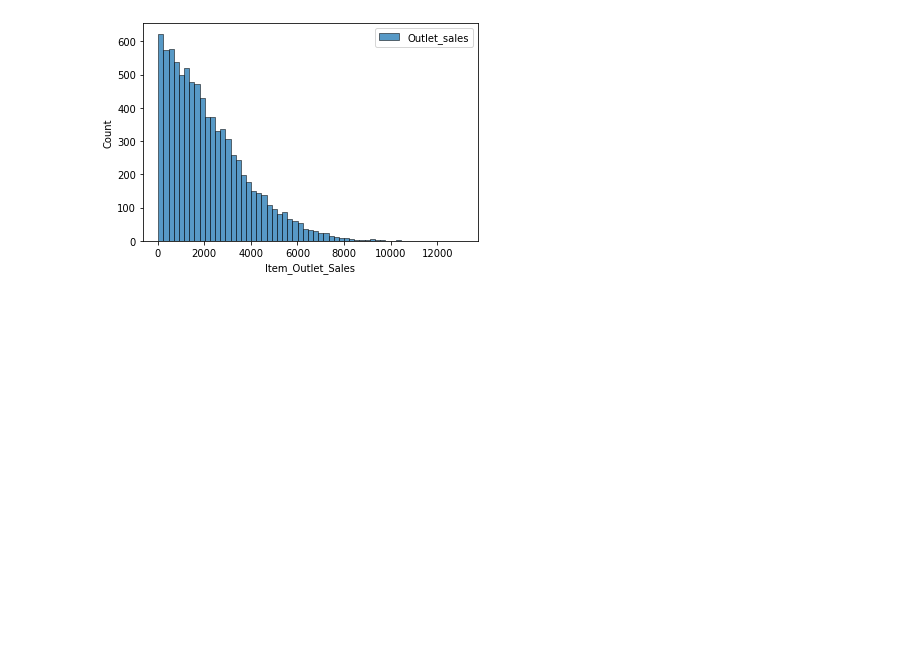
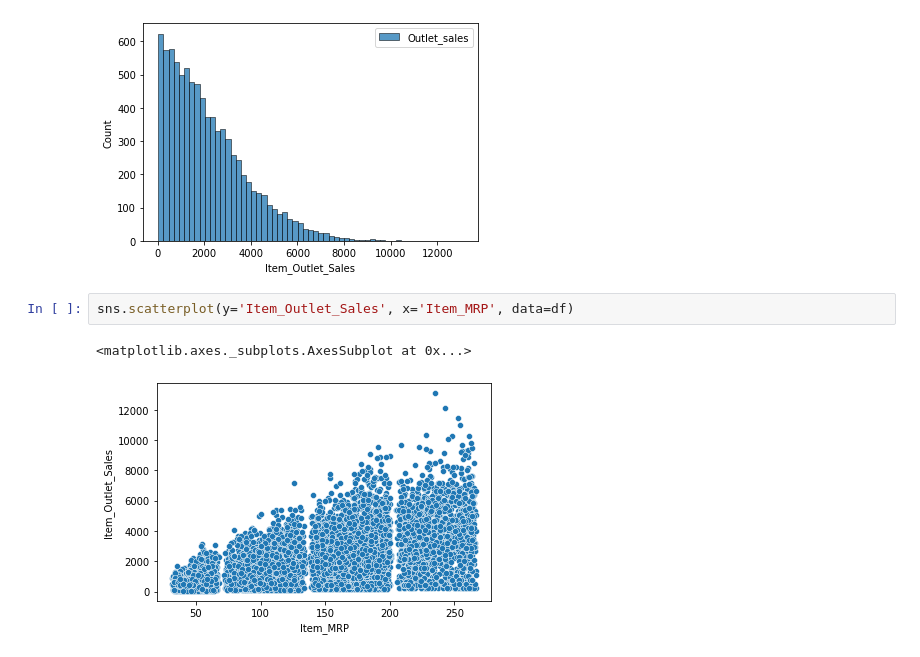
Before and after one commit to aaguil8a/sales_predictions, a Jupyter notebook: sales_predictionsipynb.ipynb, the cells around one changed output. Drawn from its saved outputs; the diff is of its cells as text; blank space fills up the shorter version.

```diff
--- a/sales_predictionsipynb.ipynb
+++ b/sales_predictionsipynb.ipynb
@@ -276,3 +293,8 @@ plt.legend();
 # we see a tail distribution
 # %% [output]
 [figure]
+# %%
+sns.scatterplot(y='Item_Outlet_Sales', x='Item_MRP', data=df)
+# %% [output]
+<matplotlib.axes._subplots.AxesSubplot at 0x...>
+[figure, added]
```
Also changed, not shown: parts of 7 cells of this notebook.
